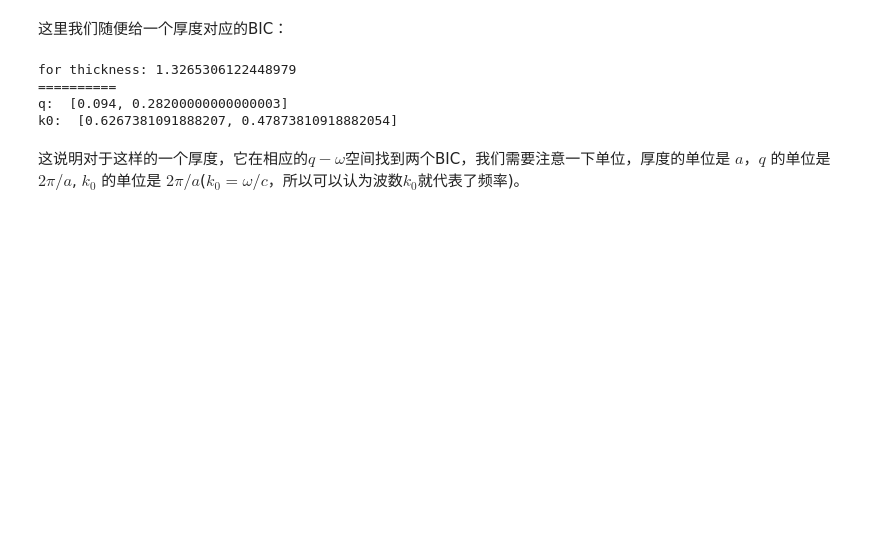
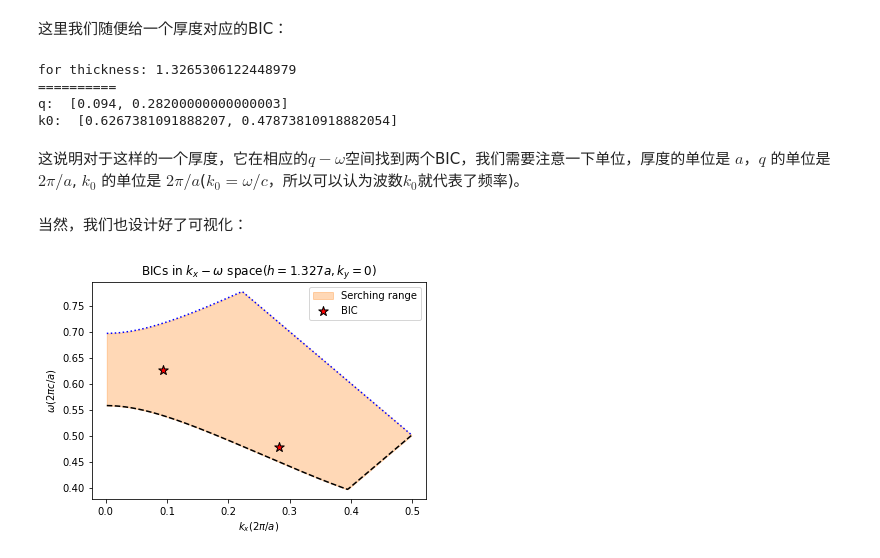
Before and after one commit to PMRG-LE707/bicks, a Jupyter notebook: Doc/examples/example-find-BICs-Chinese.ipynb, the cells around one changed output. Saved outputs shown, nothing was run; the diff lists cells and outputs as text; code cells hidden in the pictures; blank space fills up the shorter version.

```diff
--- a/Doc/examples/example-find-BICs-Chinese.ipynb
+++ b/Doc/examples/example-find-BICs-Chinese.ipynb
@@ -76,3 +90,9 @@ q:  [0.094, 0.28200000000000003]
 k0:  [0.6267381091888207, 0.47873810918882054]
 # %% [markdown]
 这说明对于这样的一个厚度，它在相应的$q-\omega$空间找到两个BIC，我们需要注意一下单位，厚度的单位是 $a$，$q$ 的单位是 $2\pi/a$, $k_0$ 的单位是 $2\pi/a$($k_0=\omega/c$，所以可以认为波数$k_0$就代表了频率)。
+# %% [markdown]
+当然，我们也设计好了可视化：
+# %%
+fb.showbic(i) # i对应着第几个厚度
+# %% [output]
+[figure, added]
```
Also changed, not shown: parts of 11 cells of this notebook.
